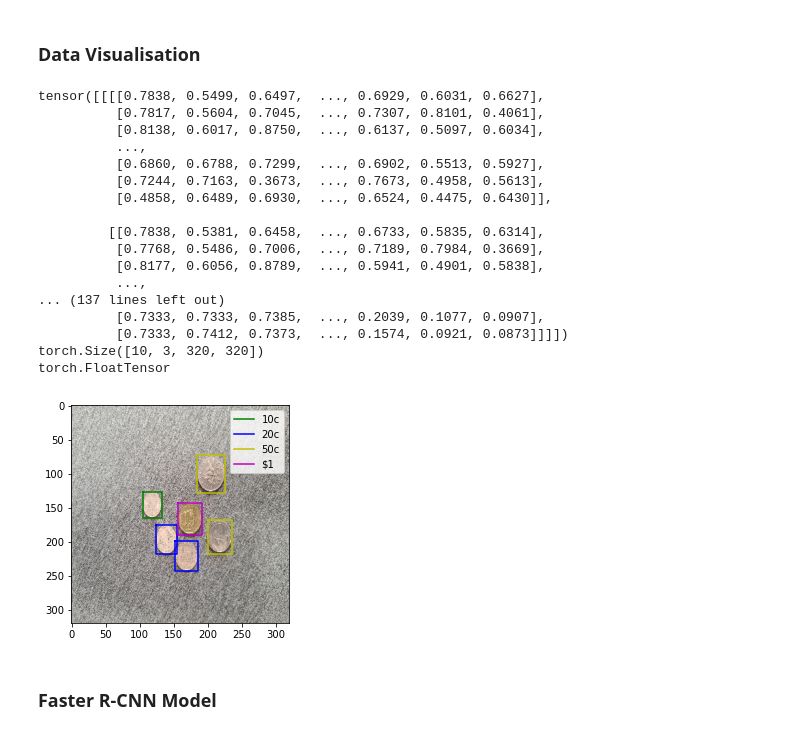
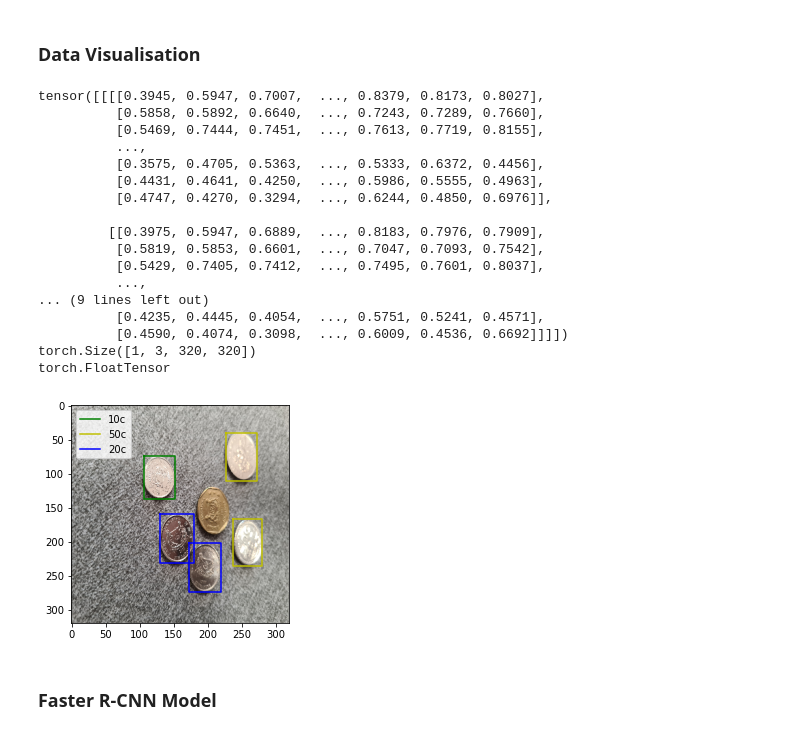
Before and after one commit to EkChinHui/what-really-counts, a Jupyter notebook: project.ipynb, the cells around one changed output. Cells and saved outputs as stored; diff of their text form; code cells hidden in the pictures.

```diff
--- a/project.ipynb
+++ b/project.ipynb
@@ -261,7 +261,7 @@ import matplotlib.pyplot as plt
 from matplotlib.patches import Rectangle
 
 color_maps = ['r', 'g', 'b', 'y', 'm', 'w', 'k', 'c']
-bs = 10
+bs = 1
 dataset = PascalVOCDataset(".", "TRAIN")
 train_dataloader = DataLoader(dataset, batch_size = bs, shuffle = True, collate_fn = dataset.collate_fn)
 
@@ -279,47 +279,47 @@ for data in train_dataloader:
         print(data[0].type())
     count = count + 1
     for batch in range(bs):
         img = data[0][batch]
         boxes = data[1][batch]
         labels = data[2][batch].tolist()
         named_labels = [index_label_dict[label] for label in labels]
         plt.imshow(transforms.ToPILImage()(img))
         ax = plt.gca()
         labelled = set()
         for i, box in enumerate(boxes):
             w,h = box[2] - box[0], box[3] - box[1]
             x,y = box[0].item(), box[1].item()
             x = [x, x + w, x + w, x, x]
             y = [y, y, y + h, y + h, y]
 
             label = labels[i]
             if label not in labelled:
                 plt.plot(x,y, color = color_maps[label], label = index_label_dict[label])
                 labelled.add(label)
             else:
                 plt.plot(x,y, color = color_maps[label])
             plt.legend(loc = 'best')
         break
     break
 # %% [output]
-tensor([[[[0.7838, 0.5499, 0.6497,  ..., 0.6929, 0.6031, 0.6627],
-          [0.7817, 0.5604, 0.7045,  ..., 0.7307, 0.8101, 0.4061],
-          [0.8138, 0.6017, 0.8750,  ..., 0.6137, 0.5097, 0.6034],
+tensor([[[[0.3945, 0.5947, 0.7007,  ..., 0.8379, 0.8173, 0.8027],
+          [0.5858, 0.5892, 0.6640,  ..., 0.7243, 0.7289, 0.7660],
+          [0.5469, 0.7444, 0.7451,  ..., 0.7613, 0.7719, 0.8155],
           ...,
-          [0.6860, 0.6788, 0.7299,  ..., 0.6902, 0.5513, 0.5927],
-          [0.7244, 0.7163, 0.3673,  ..., 0.7673, 0.4958, 0.5613],
-          [0.4858, 0.6489, 0.6930,  ..., 0.6524, 0.4475, 0.6430]],
+          [0.3575, 0.4705, 0.5363,  ..., 0.5333, 0.6372, 0.4456],
+          [0.4431, 0.4641, 0.4250,  ..., 0.5986, 0.5555, 0.4963],
+          [0.4747, 0.4270, 0.3294,  ..., 0.6244, 0.4850, 0.6976]],
 
-         [[0.7838, 0.5381, 0.6458,  ..., 0.6733, 0.5835, 0.6314],
-          [0.7768, 0.5486, 0.7006,  ..., 0.7189, 0.7984, 0.3669],
-          [0.8177, 0.6056, 0.8789,  ..., 0.5941, 0.4901, 0.5838],
+         [[0.3975, 0.5947, 0.6889,  ..., 0.8183, 0.7976, 0.7909],
+          [0.5819, 0.5853, 0.6601,  ..., 0.7047, 0.7093, 0.7542],
+          [0.5429, 0.7405, 0.7412,  ..., 0.7495, 0.7601, 0.8037],
           ...,
-... (137 lines left out)
-          [0.7333, 0.7333, 0.7385,  ..., 0.2039, 0.1077, 0.0907],
-          [0.7333, 0.7412, 0.7373,  ..., 0.1574, 0.0921, 0.0873]]]])
-torch.Size([10, 3, 320, 320])
+... (9 lines left out)
+          [0.4235, 0.4445, 0.4054,  ..., 0.5751, 0.5241, 0.4571],
+          [0.4590, 0.4074, 0.3098,  ..., 0.6009, 0.4536, 0.6692]]]])
+torch.Size([1, 3, 320, 320])
 torch.FloatTensor
-[figure, old version]
+[figure, new version]
 # %% [markdown]
 ### Faster R-CNN Model
 # %%
```
Also changed, not shown: parts of 4 cells of this notebook.
